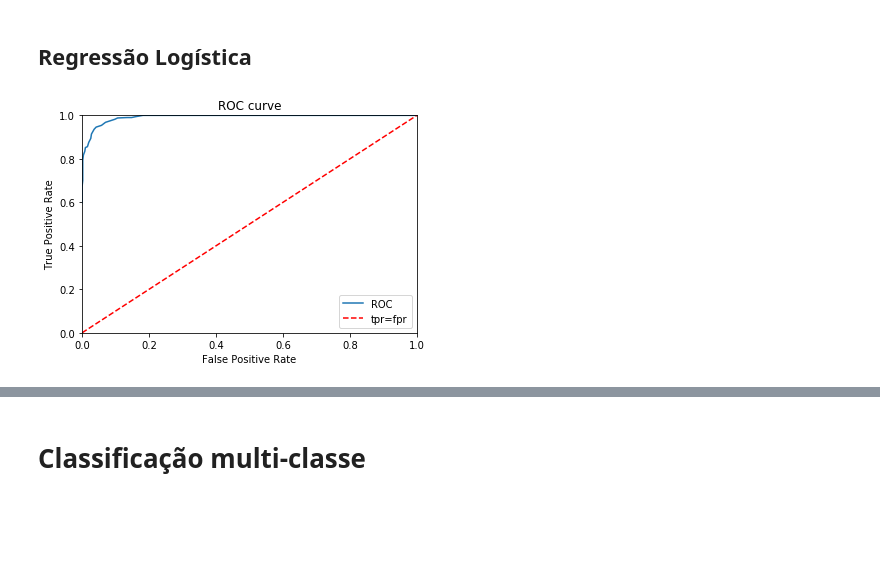
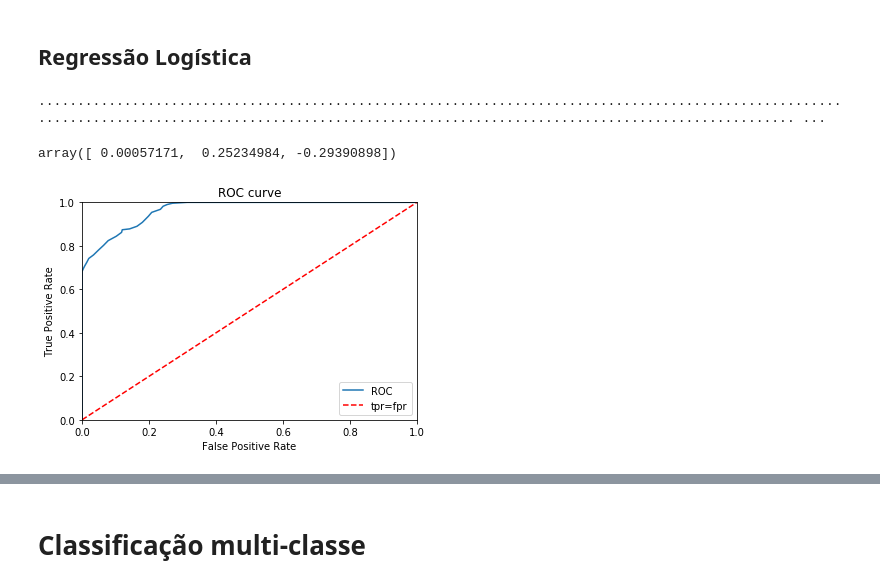
Before and after one commit to RafaelGoncalves8/machine-learning, a Jupyter notebook: 2-linear-classification/deliver/EFC2 - Linear classificartion.ipynb, the cells around one changed output, grey strips where cells are left out. Drawn from its saved outputs; the diff is of its cells as text; code cells hidden in the pictures; blank space fills up the shorter version.

Commit message:
Implement gradient descent.

```diff
--- a/2-linear-classification/deliver/EFC2 - Linear classificartion.ipynb
+++ b/2-linear-classification/deliver/EFC2 - Linear classificartion.ipynb
@@ -206,18 +212,51 @@ w = mmq(Phi, y)
+# %%
+def gradient_descent_step(y_hat, y, w, alpha):
+    y = y.reshape((y.shape[0],1))
+    grad = -np.dot((y - y_hat).T, Phi)/y_hat.shape[0]
+    grad = np.sum(grad, 0)/y_hat.shape[0]
+    return w - alpha*grad
+# %%
+def gradient_descent(Phi, y, w, alpha, epochs, early_stop_param):
+    epoch = count = 0
+    min_error = 999
+    while epoch < epochs and count < early_stop_param:
+        y_hat = lr(Phi, w)
+        error = J(y_hat, y)
+        w = gradient_descent_step(y_hat, y, w, alpha)
+        if error < min_error:
+            min_error = error
+            count = 0
+        else:
+            count += 1
+        print('.', end='')
+        epoch += 1
+
+    return w
+# %%
+w = 0.001*np.random.random([3])
+# %%
+w = gradient_descent(Phi, y, w, 0.001, 1000, 10)
+# %% [output]
+........................................................................................................................................................................................................ ...
+# %%
+w
+# %% [output]
+array([ 0.00057171,  0.25234984, -0.29390898])
 # %%
-thres_v = [0.001*e for e in range(300,701, 5)]
+thres_v = [0.001*e for e in range(0,1001, 5)]
 roc, f1 = roc_curve(Phi, y, w, thres_v, lr)
 plt.plot(roc[:,0], roc[:,1], 'C0-')
 plt.plot([0, 1], [0, 1],'r--')
 plt.xlim([0, 1])
 plt.ylim([0, 1])
 plt.title("ROC curve")
 plt.legend(["ROC", "tpr=fpr"])
 plt.ylabel('True Positive Rate')
 plt.xlabel('False Positive Rate')
 plt.savefig(os.path.join(image_dir, 'roc_lr.png'), bbox_inches='tight')
 plt.show()
 # %% [output]
-[figure, old version]
+[figure, new version]
 # %%
 plt.plot(f1[:,0], f1[:,1], 'C0-')
 plt.title("F1 score x threshold value")
```
Also changed, not shown: parts of 10 cells of this notebook, 6 other files.
